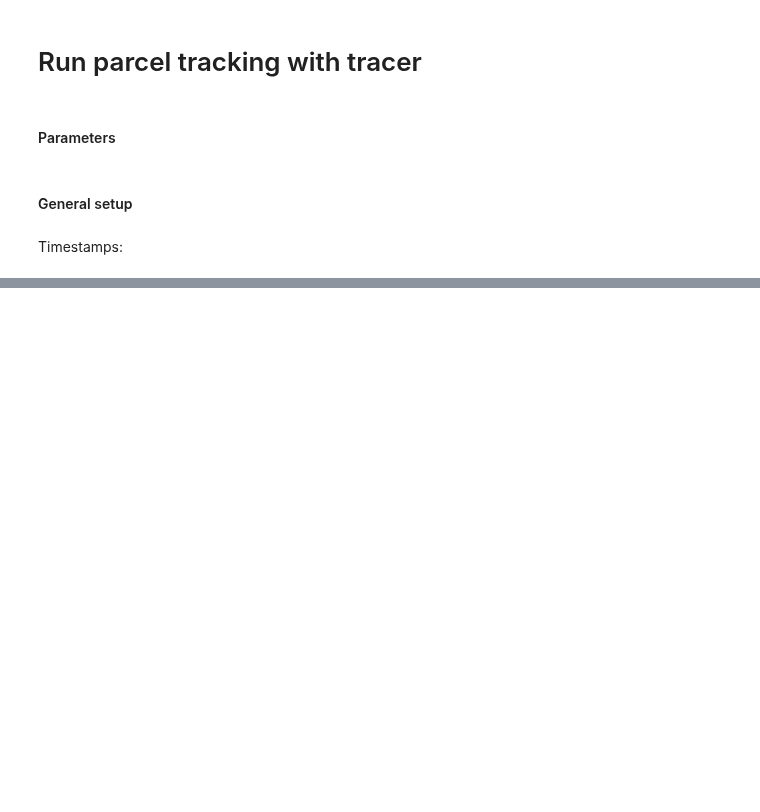
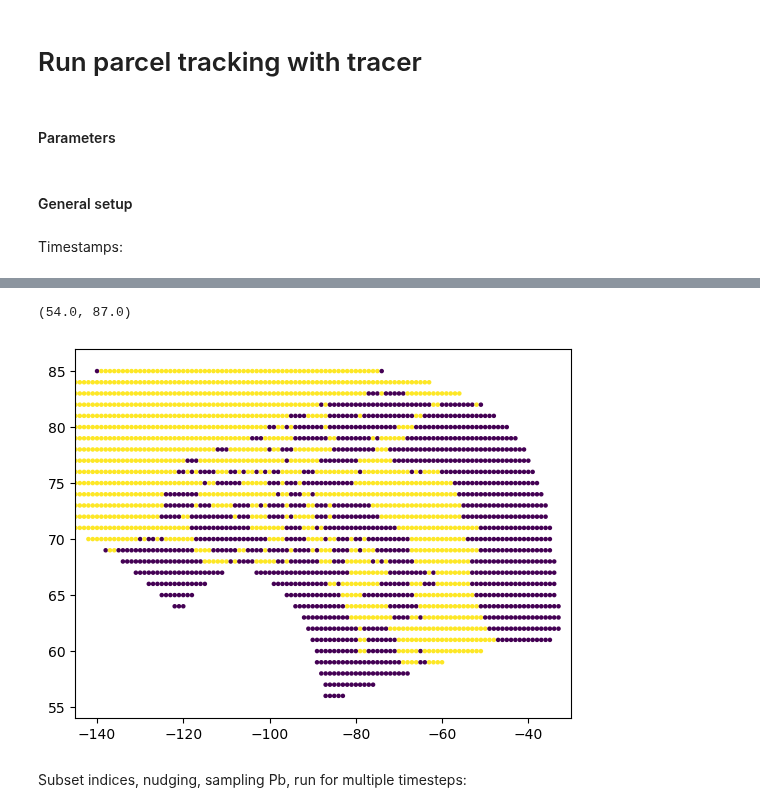
Before and after one commit to UBC-MOAD/analysis-brogalla, a Jupyter notebook: particle_tracking/experimentation/tracer-field-debugging.ipynb, the cells around one changed output, grey strips where cells are left out. Cells and saved outputs as stored; diff of their text form; code cells hidden in the pictures; blank space fills up the shorter version.

```diff
--- a/particle_tracking/experimentation/tracer-field-debugging.ipynb
+++ b/particle_tracking/experimentation/tracer-field-debugging.ipynb
@@ -220,0 +143,9 @@ plt.scatter(pset.lon,pset.lat, c=pset.dissolpb, s=5)
+# %%
+plt.scatter(pset.lon, pset.lat, c=pset.dissolpb, s=5, vmin=0, vmax=1e-12)
+plt.xlim(-145,-30)
+plt.ylim(54,87)
+# %% [output]
+(54.0, 87.0)
+[figure, added]
+# %% [markdown]
+Subset indices, nudging, sampling Pb, run for multiple timesteps:
```
Also changed, not shown: parts of 51 cells of this notebook.
